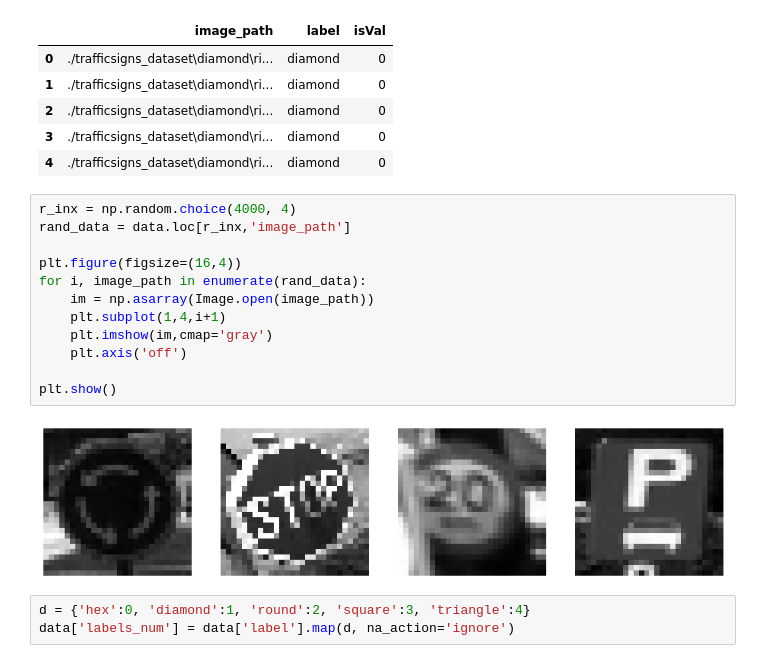
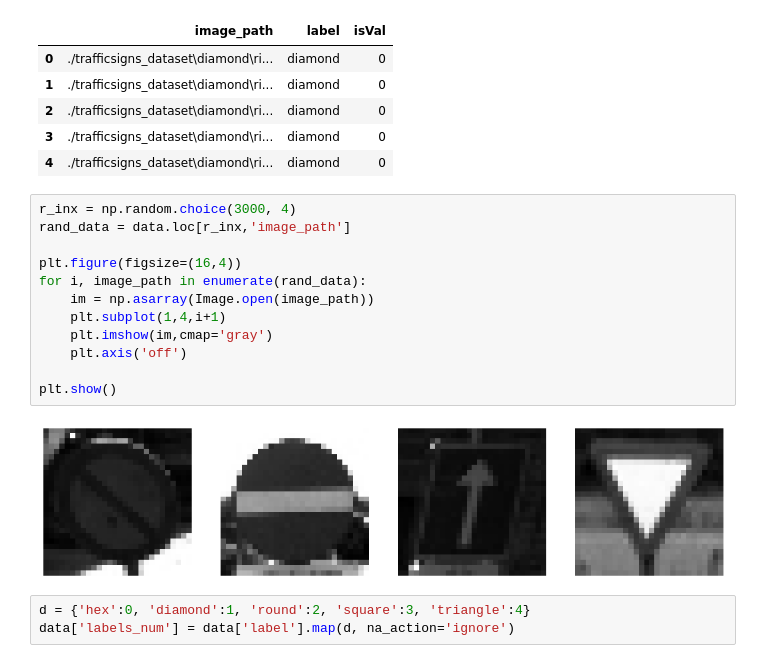
Before and after one commit to Lakindud2002/ML-Assignment2, a Jupyter notebook: predict_shapes.ipynb, the cells around one changed output. Drawn from its saved outputs; the diff is of its cells as text.

```diff
--- a/predict_shapes.ipynb
+++ b/predict_shapes.ipynb
@@ -61,19 +61,19 @@ data[data['isVal']==0].head()
 | 3 | ./trafficsigns_dataset\diamond\ri... | diamond | 0 |
 | 4 | ./trafficsigns_dataset\diamond\ri... | diamond | 0 |
 # %%
-r_inx = np.random.choice(4000, 4)
+r_inx = np.random.choice(3000, 4)
 rand_data = data.loc[r_inx,'image_path']
 
 plt.figure(figsize=(16,4))
 for i, image_path in enumerate(rand_data):
     im = np.asarray(Image.open(image_path))
     plt.subplot(1,4,i+1)
     plt.imshow(im,cmap='gray')
     plt.axis('off')
 
 plt.show()
 # %% [output]
-[figure, old version]
+[figure, new version]
 # %%
 d = {'hex':0, 'diamond':1, 'round':2, 'square':3, 'triangle':4}
 data['labels_num'] = data['label'].map(d, na_action='ignore')
```
Also changed, not shown: parts of 8 cells of this notebook, 4 other files.
